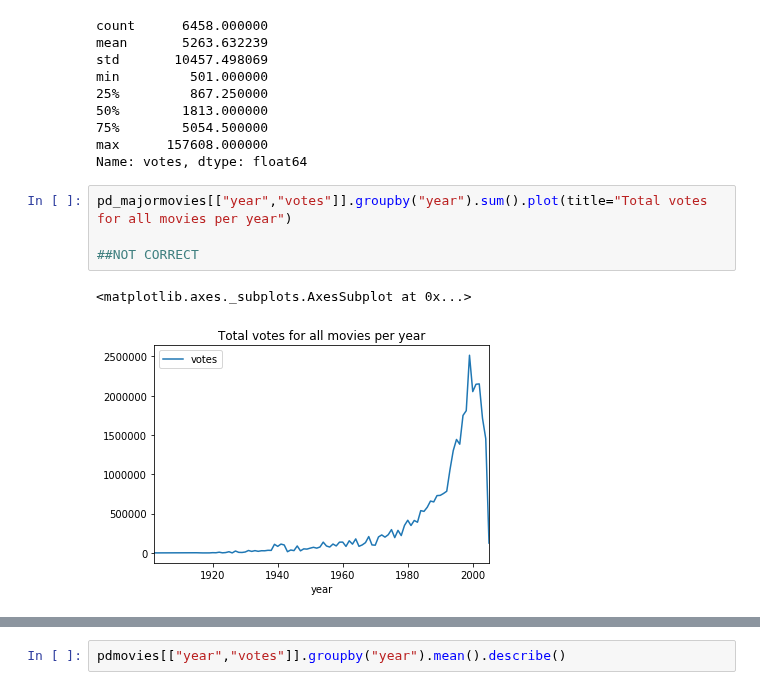
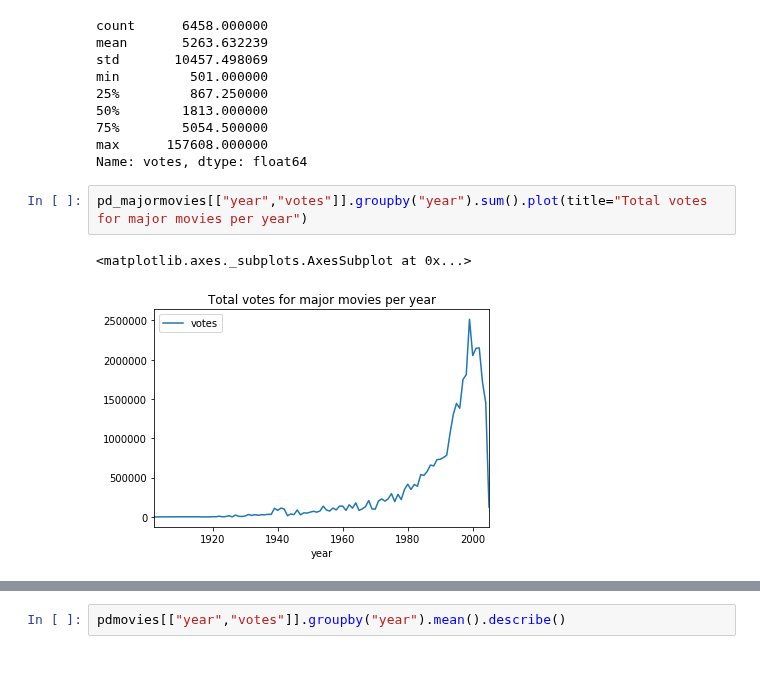
Before and after one commit to brookeslawski/datascience-homeworks-local, a Jupyter notebook: HW3/2018-HW3.ipynb, the cells around one changed output, grey strips where cells are left out. Drawn from its saved outputs; the diff is of its cells as text.

```diff
--- a/HW3/2018-HW3.ipynb
+++ b/HW3/2018-HW3.ipynb
@@ -478,9 +514,7 @@ min         501.000000
 max      157608.000000
 Name: votes, dtype: float64
 # %%
-pd_majormovies[["year","votes"]].groupby("year").sum().plot(title="Total votes for all movies per year")
-
-##NOT CORRECT
+pd_majormovies[["year","votes"]].groupby("year").sum().plot(title="Total votes for major movies per year")
 # %% [output]
 <matplotlib.axes._subplots.AxesSubplot at 0x...>
-[figure, old version]
+[figure, new version]
```
Also changed, not shown: parts of 13 cells of this notebook.
